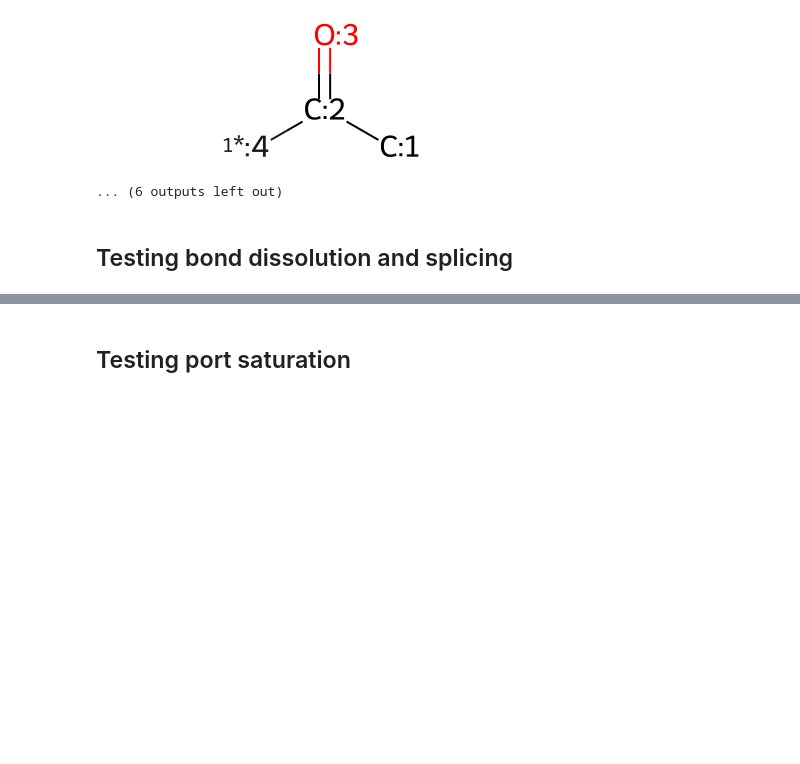
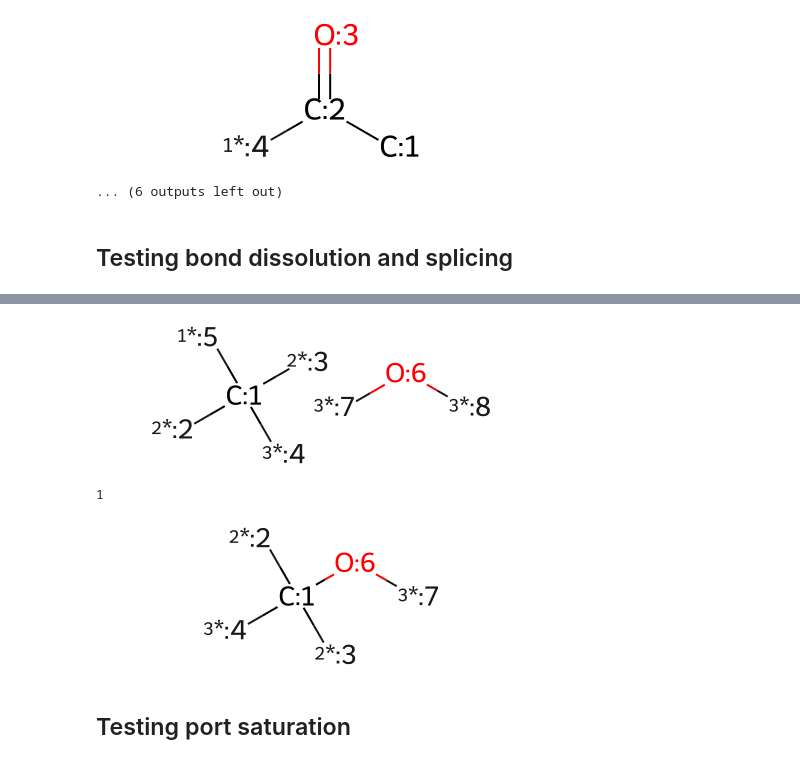
Before and after one commit to timbernat/polymer_workbench, a Jupyter notebook: polybuild_dev.ipynb, the cells around one changed output, grey strips where cells are left out. Saved outputs shown, nothing was run; the diff lists cells and outputs as text; code cells hidden in the pictures; blank space fills up the shorter version.

```diff
--- a/polybuild_dev.ipynb
+++ b/polybuild_dev.ipynb
@@ -94,11 +105,15 @@ display(prod1)
 # %%
-TEST = bonding.combine_rdmols(METHYL, OXY)
+TEST = bonding.combined_rdmol(METHYL, OXY)
 display(TEST)
 
 order2 = portlib.max_bondable_order_between_atoms(TEST, 0, 5, target_flavor=3)
-prod2 = bonding.splice_atoms(TEST, 0, 5, target_flavor=3)
+prod2 = bonding.splice_atoms(TEST, 0, 5, flavor_pair=(1,3))
 
 print(order2)
 display(prod2)
+# %% [output]
+[figure, added]
+1
+[figure, added]
 # %% [markdown]
 ## Testing port saturation
```
Also changed, not shown: parts of 20 cells of this notebook.
